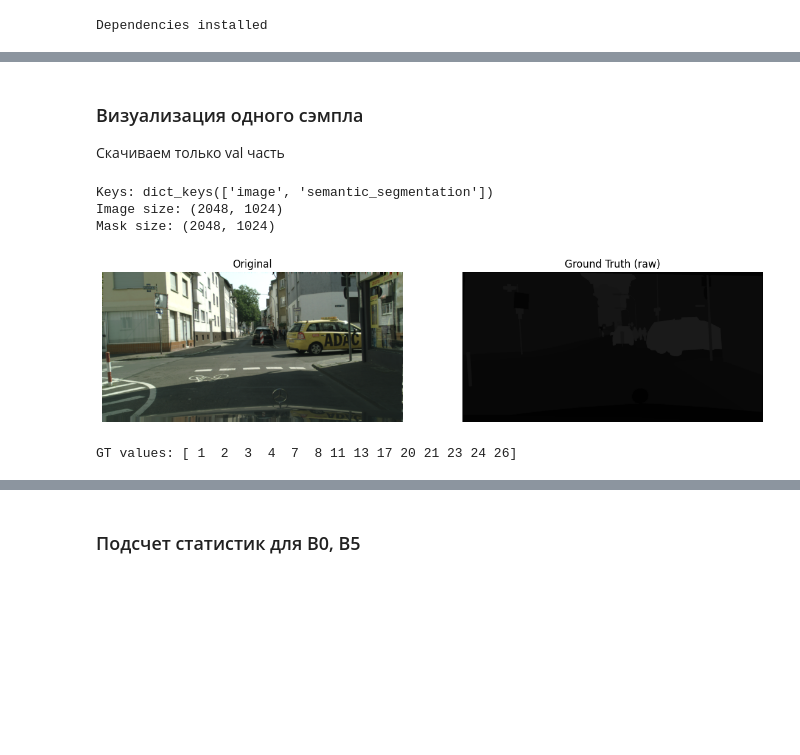
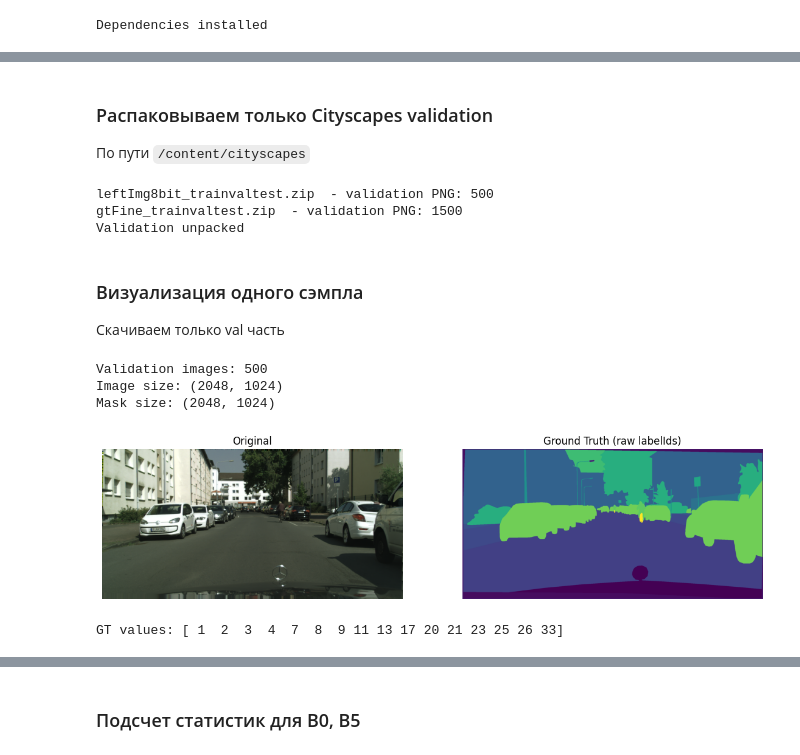
Before and after one commit to z0sh22/Model_switch, a Jupyter notebook: test_seg.ipynb, the cells around one changed output, grey strips where cells are left out. Saved outputs shown, nothing was run; the diff lists cells and outputs as text; code cells hidden in the pictures; blank space fills up the shorter version.

Commit message:
Domain shift visualization

```diff
--- a/test_seg.ipynb
+++ b/test_seg.ipynb
@@ -29,0 +106,3 @@ output.clear()
+# %% [markdown]
+### Распаковываем только Cityscapes validation
+По пути `/content/cityscapes`
@@ -30,3 +112,28 @@ output.clear()
+# %%
+import zipfile
+from pathlib import Path
+
+output_dir = Path("/content/cityscapes")
+output_dir.mkdir(parents=True, exist_ok=True)
+
+for filename in [
+    "leftImg8bit_trainvaltest.zip",
+    "gtFine_trainvaltest.zip"
+]:
+    with zipfile.ZipFile(save_dir / filename) as z:
+        val_files = [
+            name for name in z.namelist()
+            if "/val/" in name and name.endswith(".png")
+        ]
+
+        print(filename, " - validation PNG:", len(val_files))
+        z.extractall(output_dir, members=val_files)
+
+print("Validation unpacked")
+# %% [output]
+leftImg8bit_trainvaltest.zip  - validation PNG: 500
+gtFine_trainvaltest.zip  - validation PNG: 1500
+Validation unpacked
 # %% [markdown]
 ### Визуализация одного сэмпла
 
@@ -36,38 +144,51 @@ from datasets import load_dataset
 import numpy as np
 import matplotlib.pyplot as plt
 # %%
-dataset = load_dataset(
-    "Chris1/cityscapes",
-    split="validation",
-    streaming=True
+dataset_dir = Path("/content/cityscapes")
+
+image_paths = sorted(
+    (dataset_dir / "leftImg8bit" / "val").rglob("*_leftImg8bit.png")
 )
 
-sample = next(iter(dataset))
+print("Validation images:", len(image_paths))
 
-print("Keys:", sample.keys())
+image_path = image_paths[1]
 
-image = sample["image"]
-gt_image = sample["semantic_segmentation"]
+relative_path = image_path.relative_to(
+    dataset_dir / "leftImg8bit" / "val"
+)
+
+gt_path = (
+    dataset_dir / "gtFine" / "val"
+    / relative_path.parent
+    / relative_path.name.replace(
+        "_leftImg8bit.png",
+        "_gtFine_labelIds.png"
+    )
+)
+
+image = Image.open(image_path).convert("RGB")
+gt_image = Image.open(gt_path)
 
 print("Image size:", image.size)
 print("Mask size:", gt_image.size)
 
 fig, axes = plt.subplots(1, 2, figsize=(14, 5))
 
 axes[0].imshow(image)
 axes[0].set_title("Original")
 axes[0].axis("off")
 
 axes[1].imshow(gt_image)
-axes[1].set_title("Ground Truth (raw)")
+axes[1].set_title("Ground Truth (raw labelIds)")
 axes[1].axis("off")
 
 plt.show()
 
 print("GT values:", np.unique(np.asarray(gt_image)))
 # %% [output]
-Keys: dict_keys(['image', 'semantic_segmentation'])
+Validation images: 500
 Image size: (2048, 1024)
 Mask size: (2048, 1024)
-[figure, old version]
+[figure, new version]
-GT values: [ 1  2  3  4  7  8 11 13 17 20 21 23 24 26]
+GT values: [ 1  2  3  4  7  8  9 11 13 17 20 21 23 25 26 33]
```
Also changed, not shown: parts of 36 cells of this notebook.
